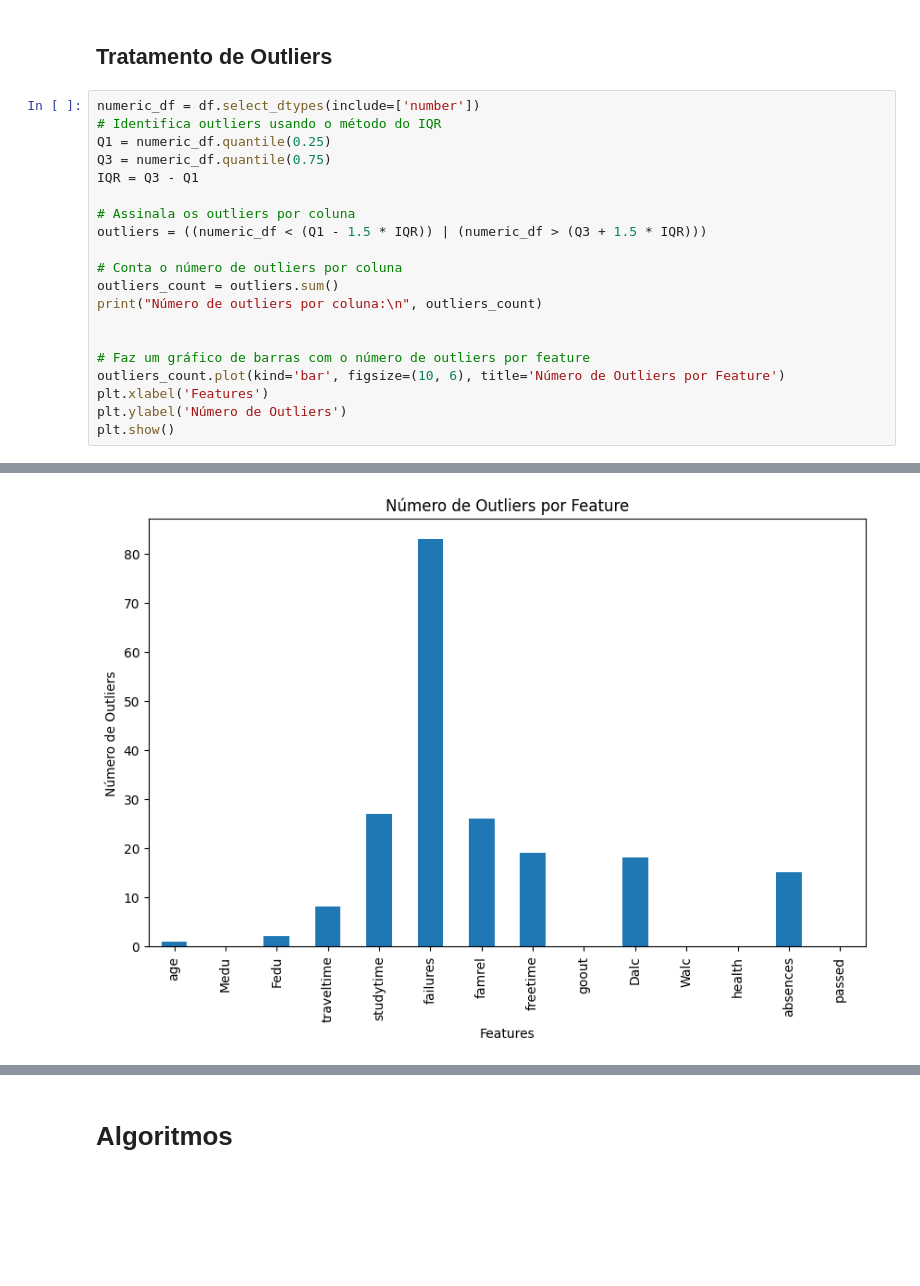
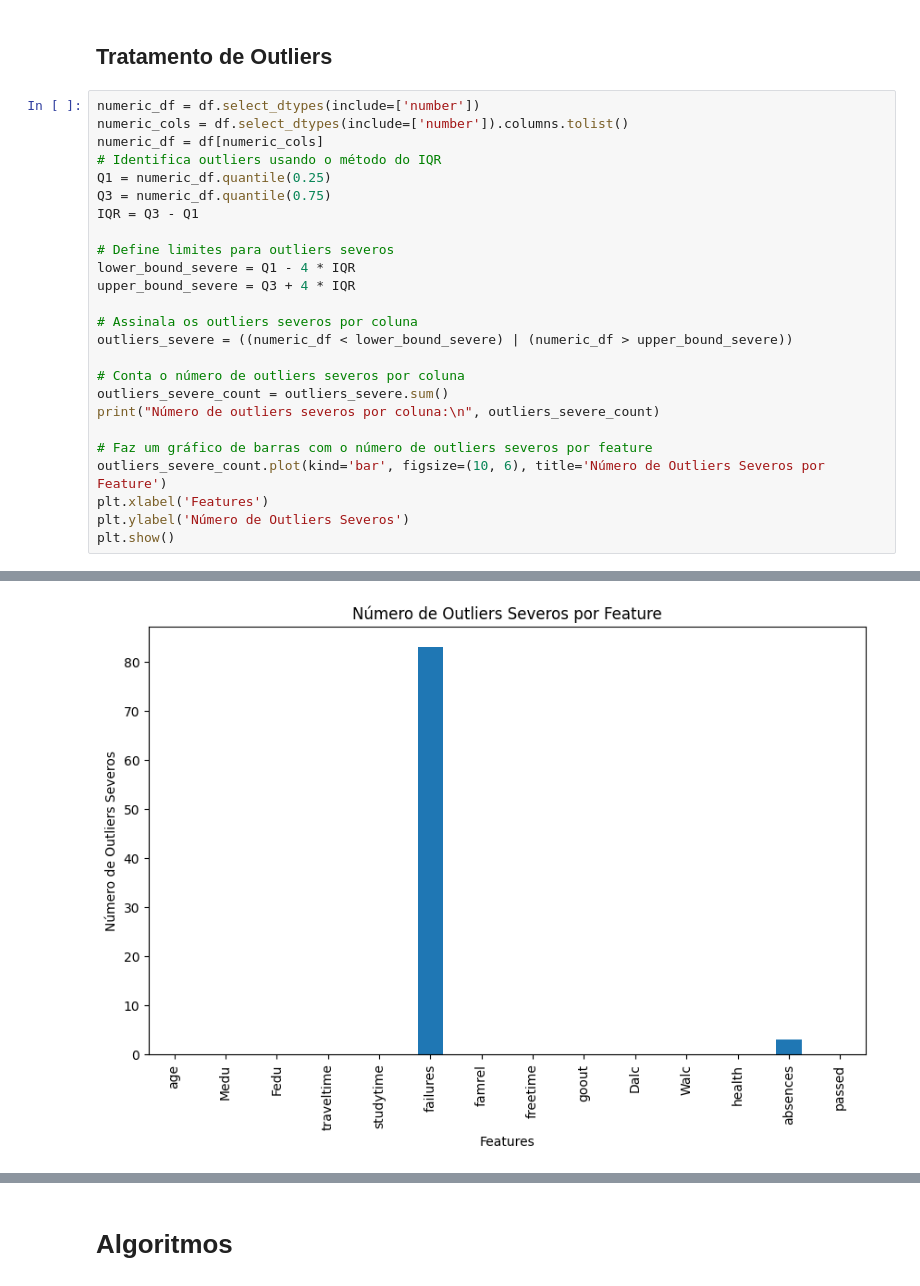
Before and after one commit to bsoeiro5/TP2, a Jupyter notebook: codigo/main.ipynb, the cells around one changed output, grey strips where cells are left out. Drawn from its saved outputs; the diff is of its cells as text; blank space fills up the shorter version.

```diff
--- a/codigo/main.ipynb
+++ b/codigo/main.ipynb
@@ -132,22 +132,27 @@ Há uma relação significativa entre guardian e 'passed' (p < 0.1).
 ## Tratamento de Outliers
 # %%
 numeric_df = df.select_dtypes(include=['number'])
+numeric_cols = df.select_dtypes(include=['number']).columns.tolist()
+numeric_df = df[numeric_cols]
 # Identifica outliers usando o método do IQR
 Q1 = numeric_df.quantile(0.25)
 Q3 = numeric_df.quantile(0.75)
 IQR = Q3 - Q1
 
-# Assinala os outliers por coluna
-outliers = ((numeric_df < (Q1 - 1.5 * IQR)) | (numeric_df > (Q3 + 1.5 * IQR)))
+# Define limites para outliers severos
+lower_bound_severe = Q1 - 4 * IQR
+upper_bound_severe = Q3 + 4 * IQR
 
-# Conta o número de outliers por coluna
-outliers_count = outliers.sum()
-print("Número de outliers por coluna:\n", outliers_count)
+# Assinala os outliers severos por coluna
+outliers_severe = ((numeric_df < lower_bound_severe) | (numeric_df > upper_bound_severe))
 
+# Conta o número de outliers severos por coluna
+outliers_severe_count = outliers_severe.sum()
+print("Número de outliers severos por coluna:\n", outliers_severe_count)
 
-# Faz um gráfico de barras com o número de outliers por feature
-outliers_count.plot(kind='bar', figsize=(10, 6), title='Número de Outliers por Feature')
+# Faz um gráfico de barras com o número de outliers severos por feature
+outliers_severe_count.plot(kind='bar', figsize=(10, 6), title='Número de Outliers Severos por Feature')
 plt.xlabel('Features')
-plt.ylabel('Número de Outliers')
+plt.ylabel('Número de Outliers Severos')
 plt.show()
 # %% [output]
@@ -168,3 +173,3 @@ absences      15
 passed         0
 dtype: int64
-[figure, old version]
+[figure, new version]
```
Also changed, not shown: parts of 6 cells of this notebook.
